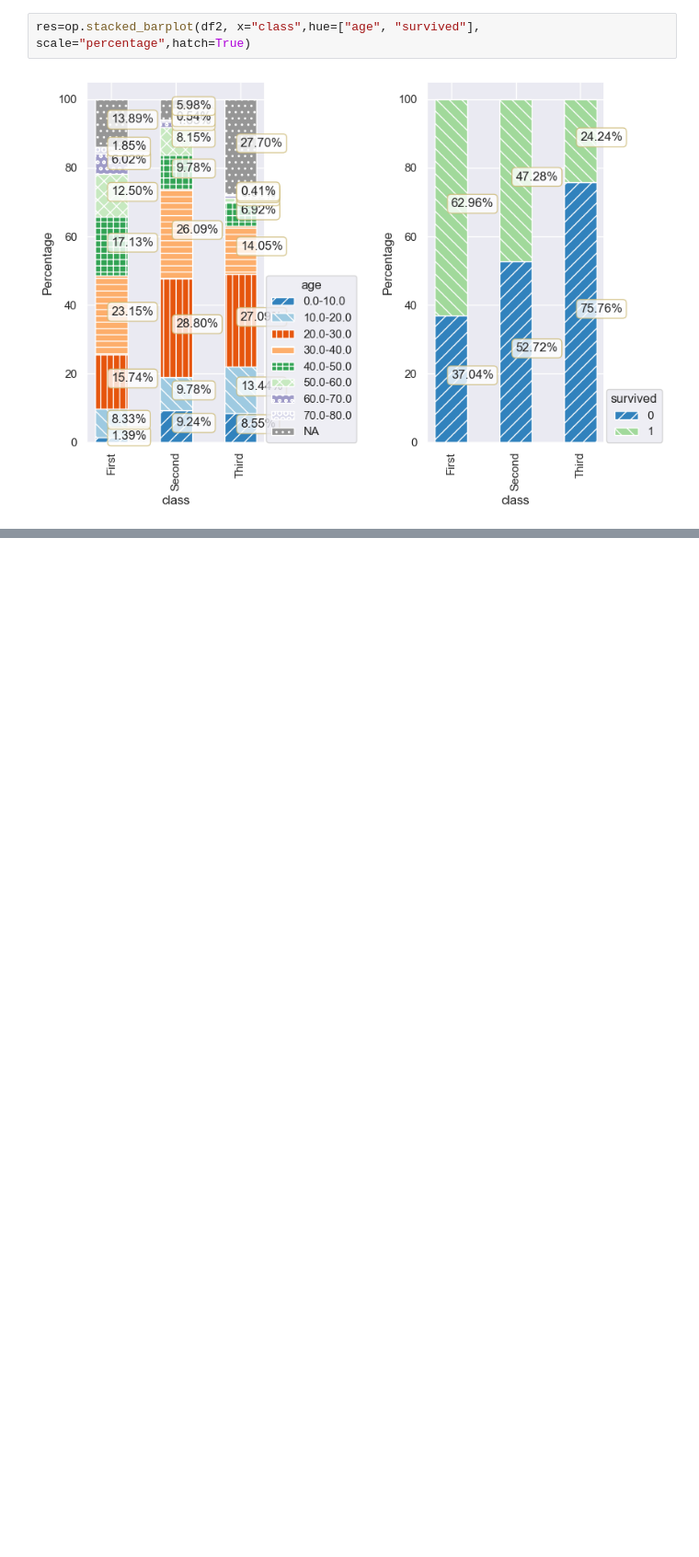
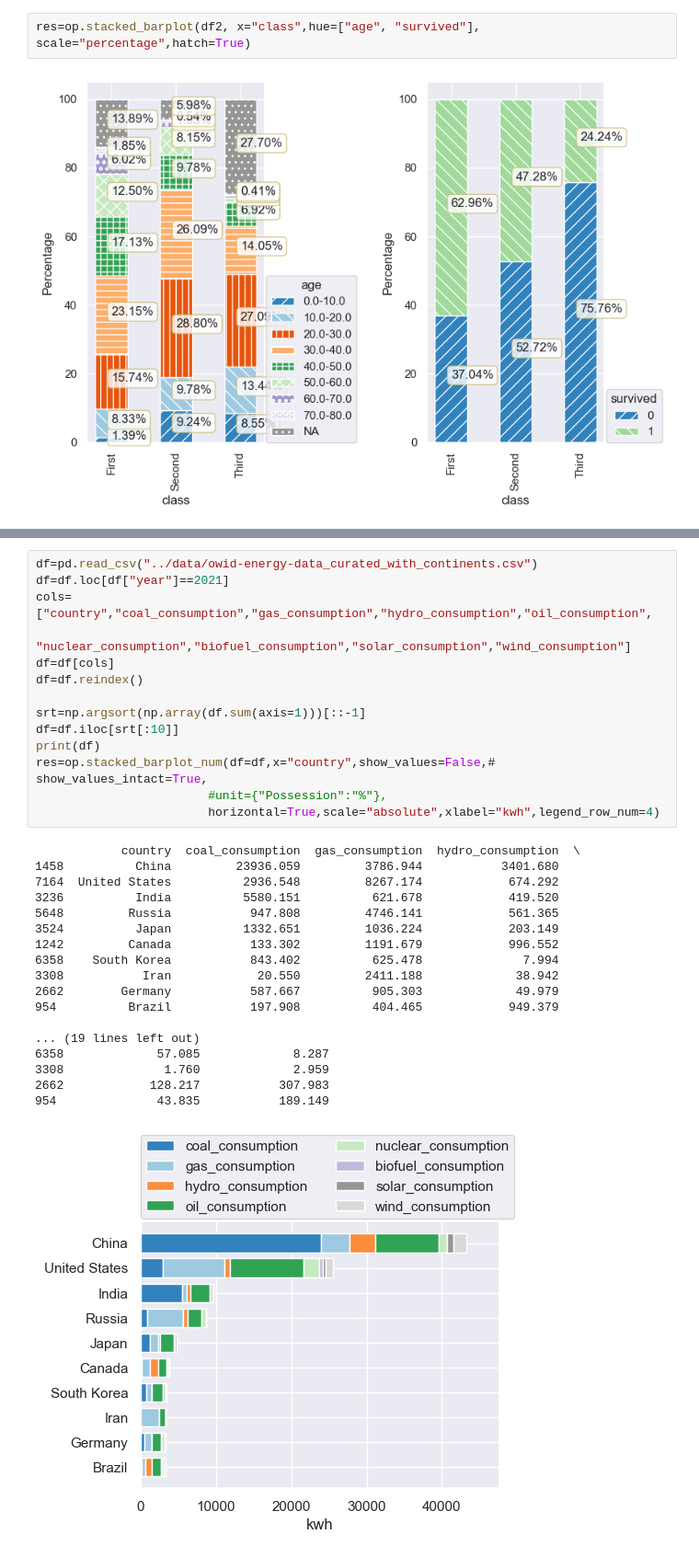
Before and after one commit to koonimaru/omniplot, a Jupyter notebook: ipynb/stacked_bar.ipynb, the cells around one changed output, grey strips where cells are left out. Shown at 92% size. Drawn from its saved outputs; the diff is of its cells as text; blank space fills up the shorter version.

```diff
--- a/ipynb/stacked_bar.ipynb
+++ b/ipynb/stacked_bar.ipynb
@@ -72,0 +82,33 @@ res=op.stacked_barplot(df2, x="class",hue=["age", "survived"], scale="percentage
+# %%
+df=pd.read_csv("../data/owid-energy-data_curated_with_continents.csv")
+df=df.loc[df["year"]==2021]
+cols=["country","coal_consumption","gas_consumption","hydro_consumption","oil_consumption",
+        "nuclear_consumption","biofuel_consumption","solar_consumption","wind_consumption"]
+df=df[cols]
+df=df.reindex()
+
+srt=np.argsort(np.array(df.sum(axis=1)))[::-1]
+df=df.iloc[srt[:10]]
+print(df)
+res=op.stacked_barplot_num(df=df,x="country",show_values=False,# show_values_intact=True,
+                        #unit={"Possession":"%"},
+                        horizontal=True,scale="absolute",xlabel="kwh",legend_row_num=4)
+# %% [output]
+            country  coal_consumption  gas_consumption  hydro_consumption  \
+1458          China         23936.059         3786.944           3401.680
+7164  United States          2936.548         8267.174            674.292
+3236          India          5580.151          621.678            419.520
+5648         Russia           947.808         4746.141            561.365
+3524          Japan          1332.651         1036.224            203.149
+1242         Canada           133.302         1191.679            996.552
+6358    South Korea           843.402          625.478              7.994
+3308           Iran            20.550         2411.188             38.942
+2662        Germany           587.667          905.303             49.979
+954          Brazil           197.908          404.465            949.379
+
+... (19 lines left out)
+6358             57.085             8.287
+3308              1.760             2.959
+2662            128.217           307.983
+954              43.835           189.149
+[figure, added]
```
Also changed, not shown: parts of 3 cells of this notebook.
